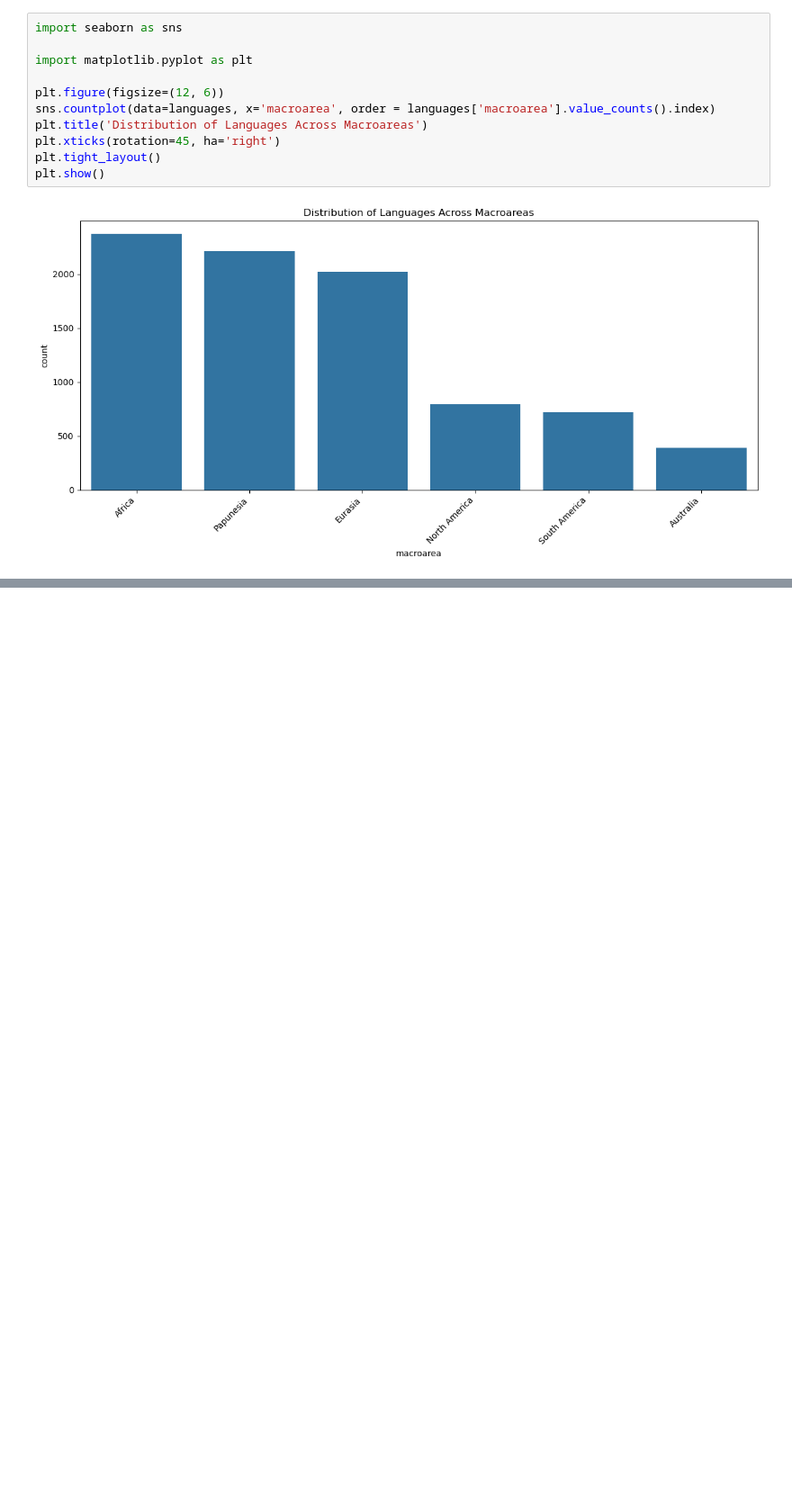
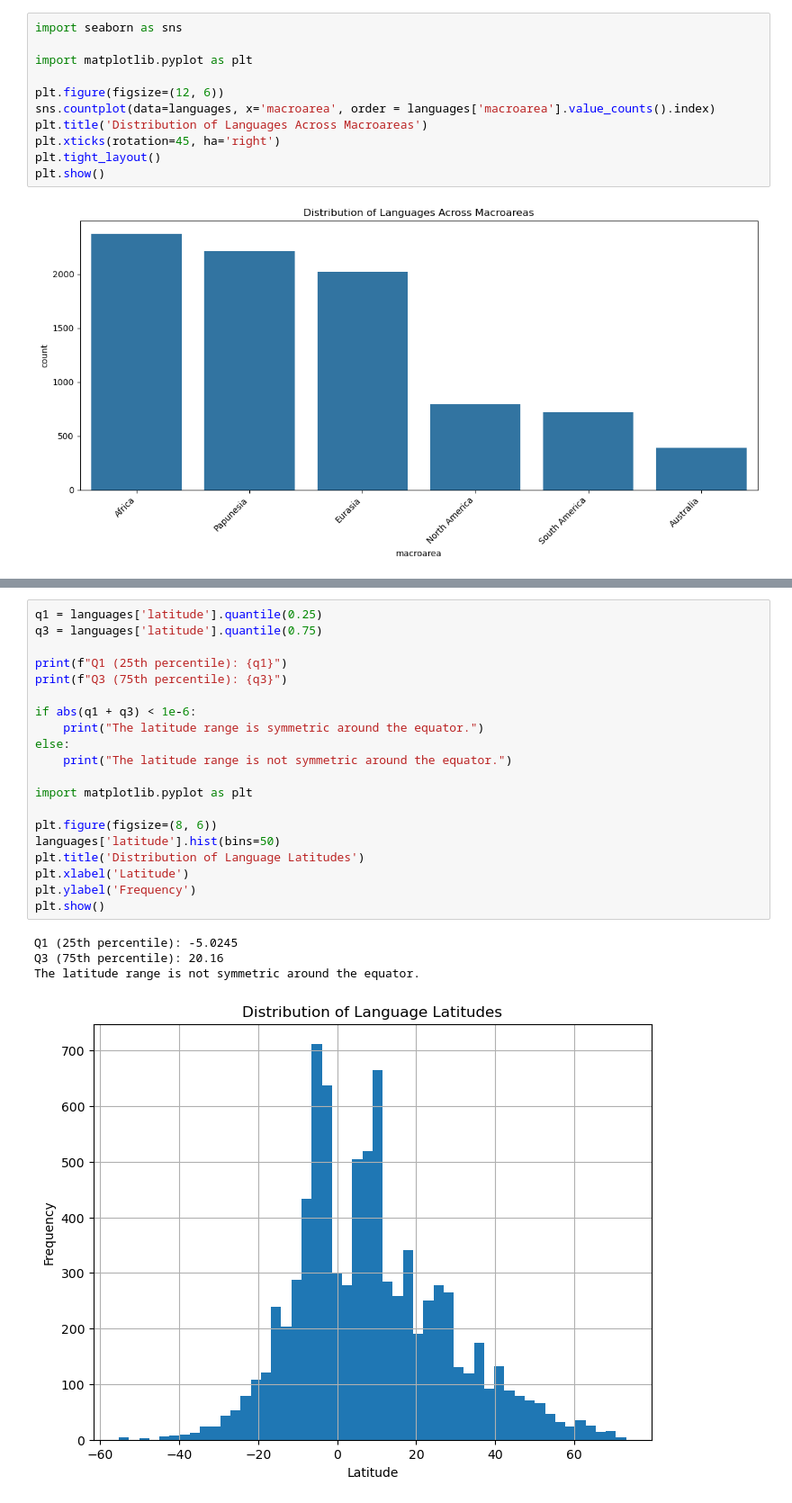
Before and after one commit to eanvhhof/data-sience-for-linguists, a Jupyter notebook: hw3/hw3.ipynb, the cells around one changed output, grey strips where cells are left out. Shown at 90% size. Cells and saved outputs as stored; diff of their text form; blank space fills up the shorter version.

```diff
--- a/hw3/hw3.ipynb
+++ b/hw3/hw3.ipynb
@@ -56,0 +137,25 @@ plt.show()
+# %%
+q1 = languages['latitude'].quantile(0.25)
+q3 = languages['latitude'].quantile(0.75)
+
+print(f"Q1 (25th percentile): {q1}")
+print(f"Q3 (75th percentile): {q3}")
+
+if abs(q1 + q3) < 1e-6:
+    print("The latitude range is symmetric around the equator.")
+else:
+    print("The latitude range is not symmetric around the equator.")
+
+import matplotlib.pyplot as plt
+
+plt.figure(figsize=(8, 6))
+languages['latitude'].hist(bins=50)
+plt.title('Distribution of Language Latitudes')
+plt.xlabel('Latitude')
+plt.ylabel('Frequency')
+plt.show()
+# %% [output]
+Q1 (25th percentile): -5.0245
+Q3 (75th percentile): 20.16
+The latitude range is not symmetric around the equator.
+[figure, added]
```
Also changed, not shown: parts of 6 cells of this notebook.
